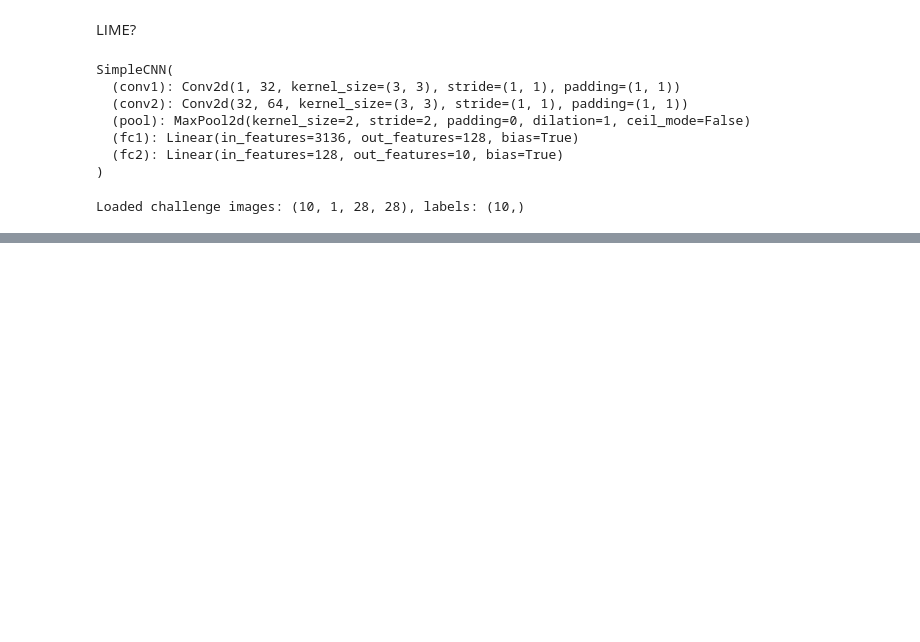
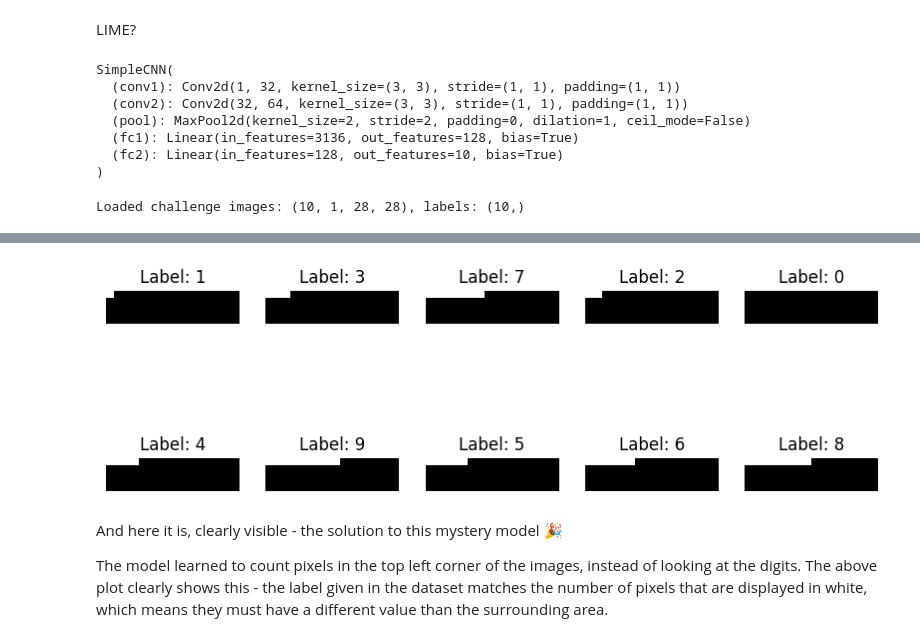
Before and after one commit to yvokeller/xai, a Jupyter notebook: notebooks/mini_challenge.ipynb, the cells around one changed output, grey strips where cells are left out. Saved outputs shown, nothing was run; the diff lists cells and outputs as text; code cells hidden in the pictures; blank space fills up the shorter version.

```diff
--- a/notebooks/mini_challenge.ipynb
+++ b/notebooks/mini_challenge.ipynb
@@ -57,0 +371,14 @@ Loaded challenge images: (10, 1, 28, 28), labels: (10,)
+# %%
+plt.figure(figsize=(10, 4))
+for i in range(10):
+    plt.subplot(2, 5, i + 1)
+    plt.imshow(challenge_images[i][0][:4, :16], cmap='gray')
+    plt.title(f"Label: {challenge_labels[i]}")
+    plt.axis('off')
+plt.show()
+# %% [output]
+[figure, added]
+# %% [markdown]
+And here it is, clearly visible - the solution to this mystery model 🎉
+
+The model learned to count pixels in the top left corner of the images, instead of looking at the digits. The above plot clearly shows this - the label given in the dataset matches the number of pixels that are displayed in white, which means they must have a different value than the surrounding area.
```
Also changed, not shown: parts of 31 cells of this notebook.
